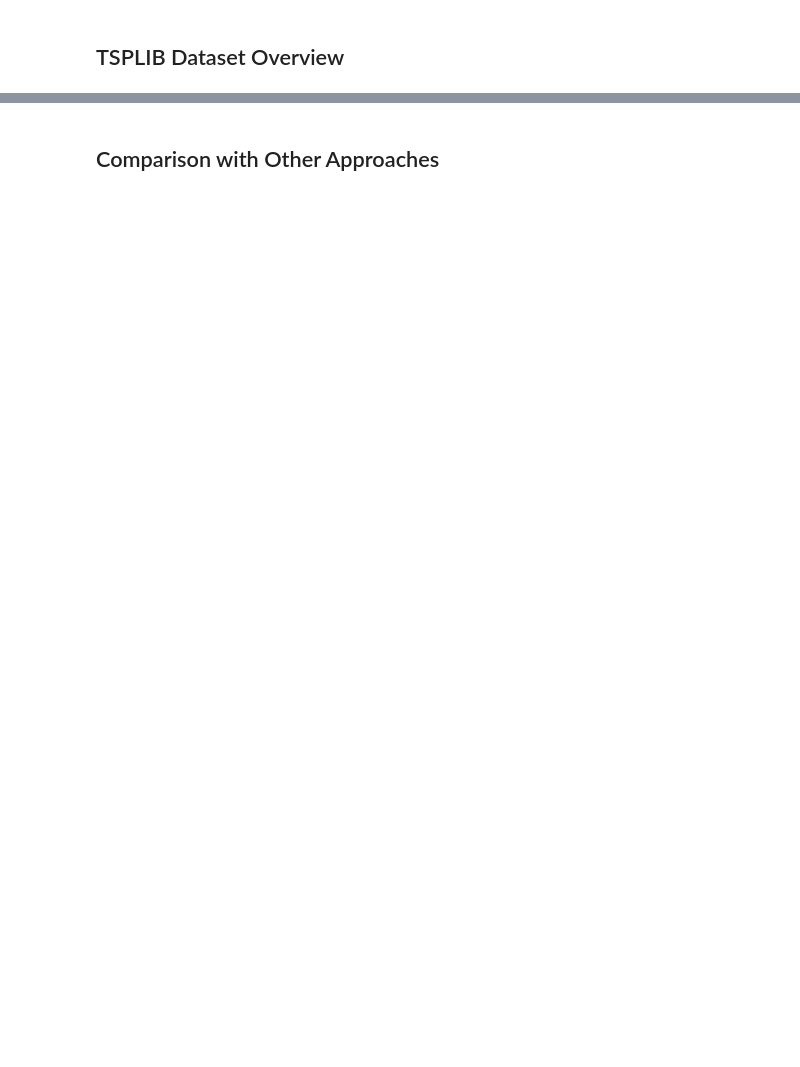
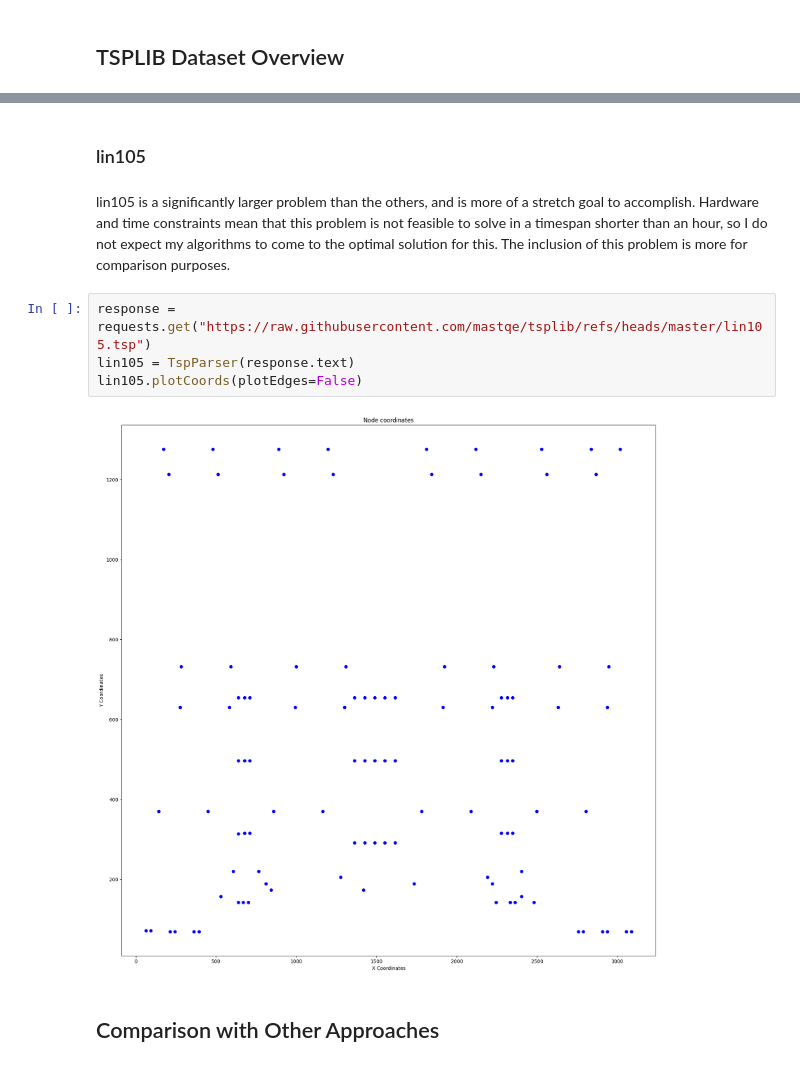
Before and after one commit to arjy143/Solving-TSP-using-particle-swarm-optimisation, a Jupyter notebook: Deliverable.ipynb, the cells around one changed output, grey strips where cells are left out. Saved outputs shown, nothing was run; the diff lists cells and outputs as text; blank space fills up the shorter version.

```diff
--- a/Deliverable.ipynb
+++ b/Deliverable.ipynb
@@ -47,2 +170,12 @@ go over dataset, parsing, visualising some instances, explaining why we will use
+# %% [markdown]
+### lin105
+# %% [markdown]
+lin105 is a significantly larger problem than the others, and is more of a stretch goal to accomplish. Hardware and time constraints mean that this problem is not feasible to solve in a timespan shorter than an hour, so I do not expect my algorithms to come to the optimal solution for this. The inclusion of this problem is more for comparison purposes.
+# %%
+response = requests.get("https://raw.githubusercontent.com/mastqe/tsplib/refs/heads/master/lin105.tsp")
+lin105 = TspParser(response.text)
+lin105.plotCoords(plotEdges=False)
+# %% [output]
+[figure, added]
 # %% [markdown]
 ## Comparison with Other Approaches
```
Also changed, not shown: parts of 15 cells of this notebook, 1 other file.
